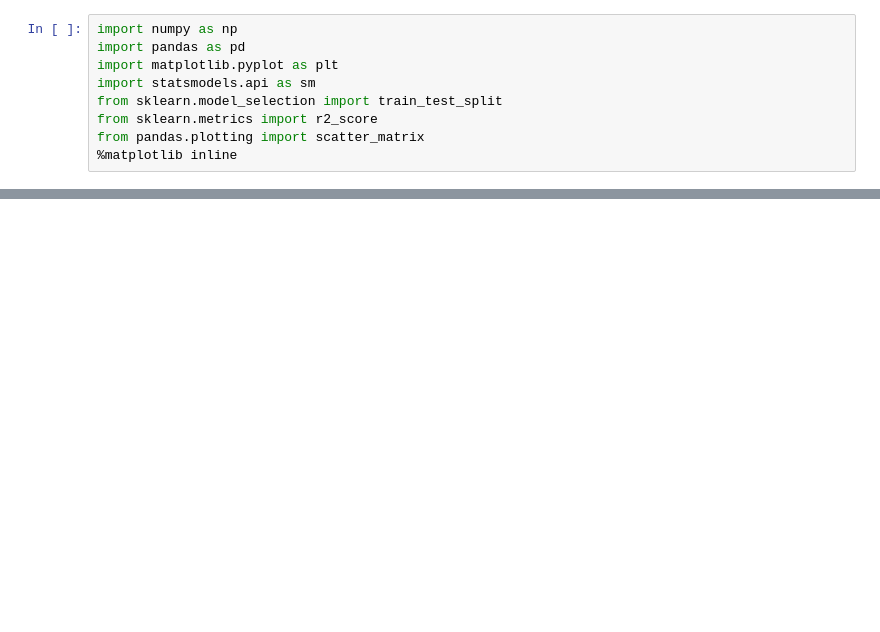
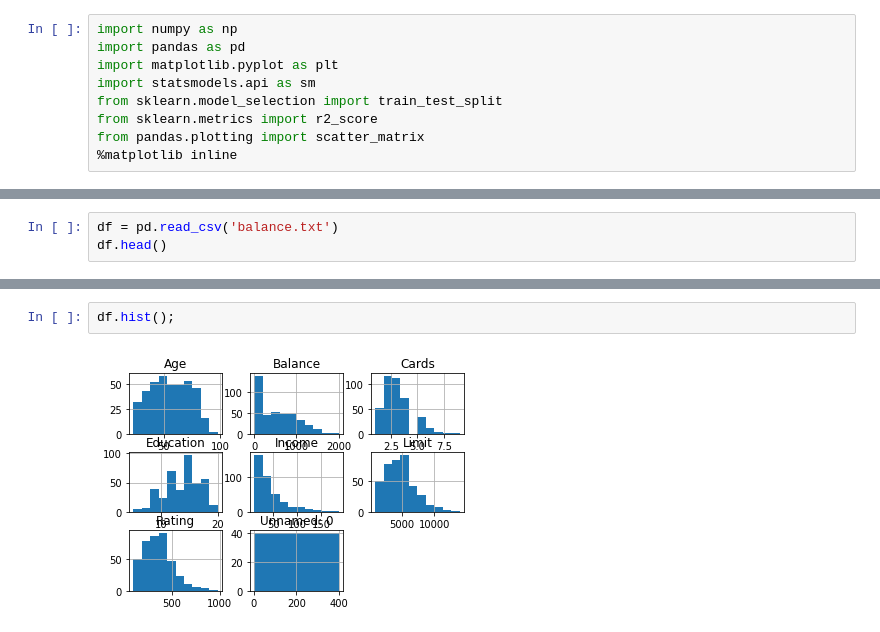
Before and after one commit to dev-branch/predict-credit-card-balance, a Jupyter notebook: balance.ipynb, the cells around one changed output, grey strips where cells are left out. Saved outputs shown, nothing was run; the diff lists cells and outputs as text; blank space fills up the shorter version.

Commit message:
My predit credit card balance notebook

```diff
--- a/balance.ipynb
+++ b/balance.ipynb
@@ -23,0 +10,3 @@ array([[1., 0., 0., 0., 0., 0., 0.],
+# %%
+df = pd.read_csv('balance.txt')
+df.head()
@@ -23,0 +56,4 @@ array([[1., 0., 0., 0., 0., 0., 0.],
+# %%
+df.hist();
+# %% [output]
+[figure, added]
```
Also changed, not shown: parts of 18 cells of this notebook, 1 other file.
